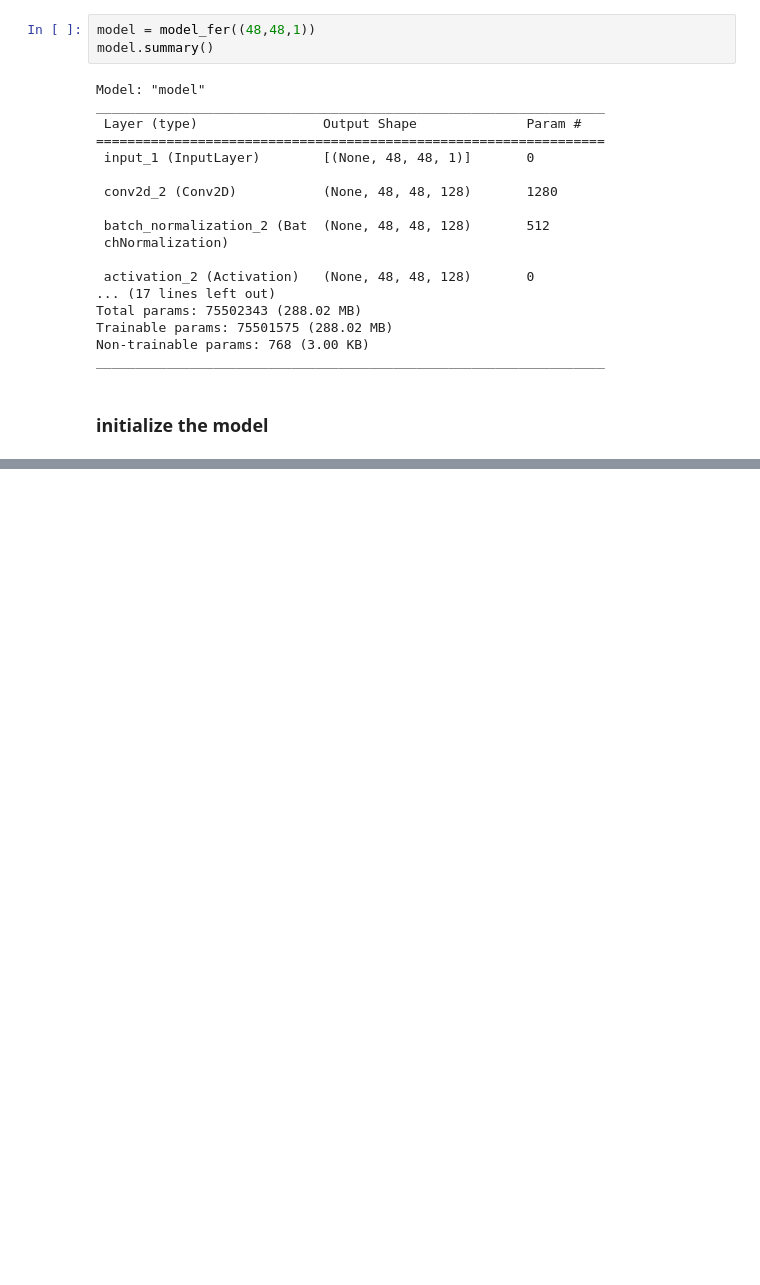
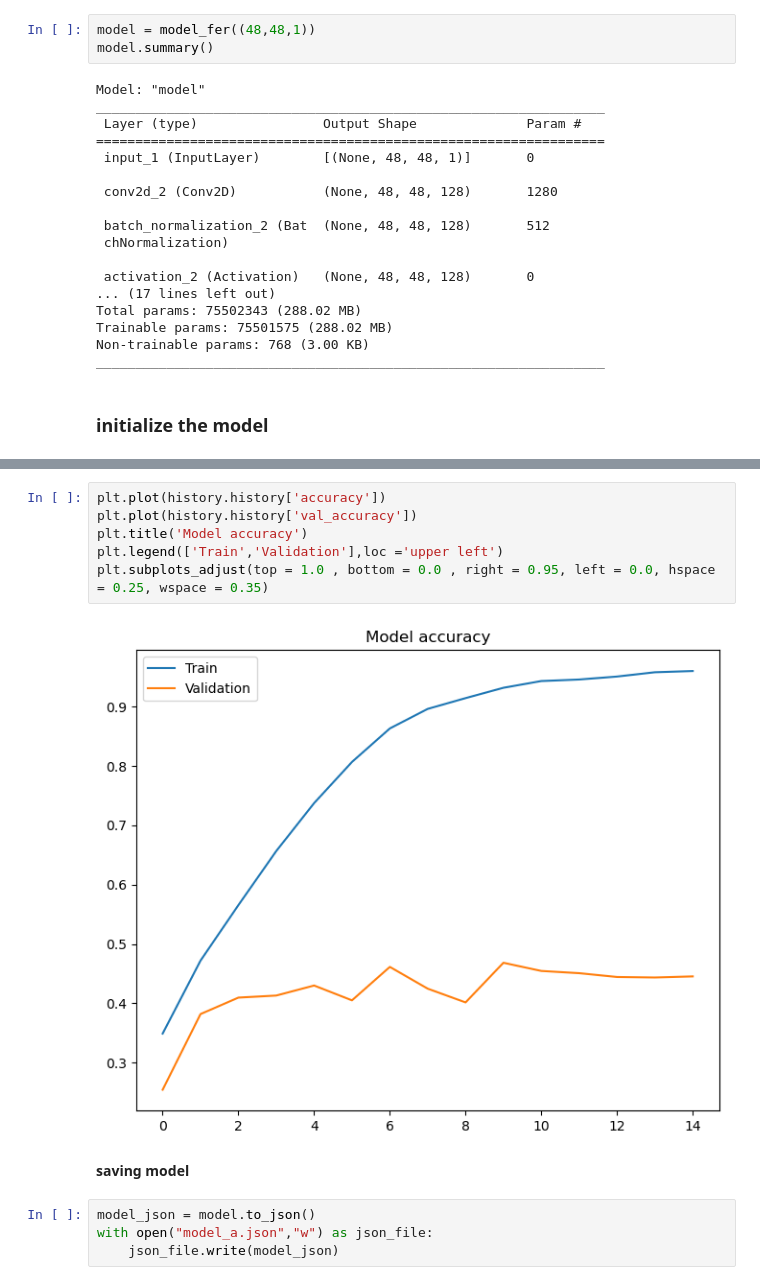
Before and after one commit to aayushi892/emotion_detect, a Jupyter notebook: EmotionDetect.ipynb, the cells around one changed output, grey strips where cells are left out. Saved outputs shown, nothing was run; the diff lists cells and outputs as text; blank space fills up the shorter version.

```diff
--- a/EmotionDetect.ipynb
+++ b/EmotionDetect.ipynb
@@ -129,0 +164,14 @@ NameError: name 'validation_generator' is not defined
+# %%
+plt.plot(history.history['accuracy'])
+plt.plot(history.history['val_accuracy'])
+plt.title('Model accuracy')
+plt.legend(['Train','Validation'],loc ='upper left')
+plt.subplots_adjust(top = 1.0 , bottom = 0.0 , right = 0.95, left = 0.0, hspace = 0.25, wspace = 0.35)
+# %% [output]
+[figure, added]
+# %% [markdown]
+**saving model**
+# %%
+model_json = model.to_json()
+with open("model_a.json","w") as json_file:
+    json_file.write(model_json)
```
Also changed, not shown: parts of 7 cells of this notebook, 5 other files.
